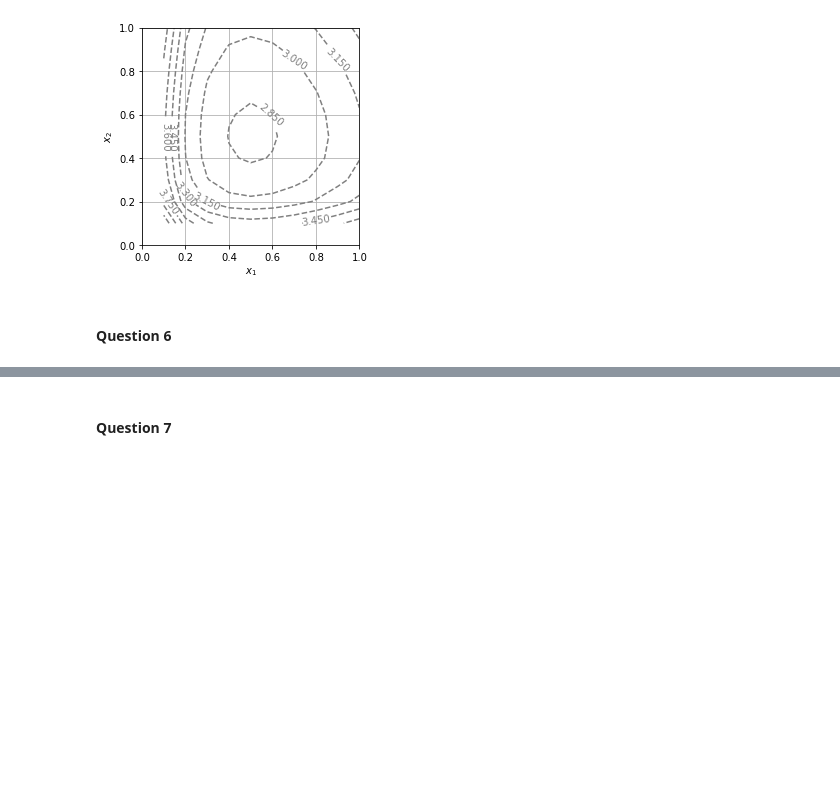
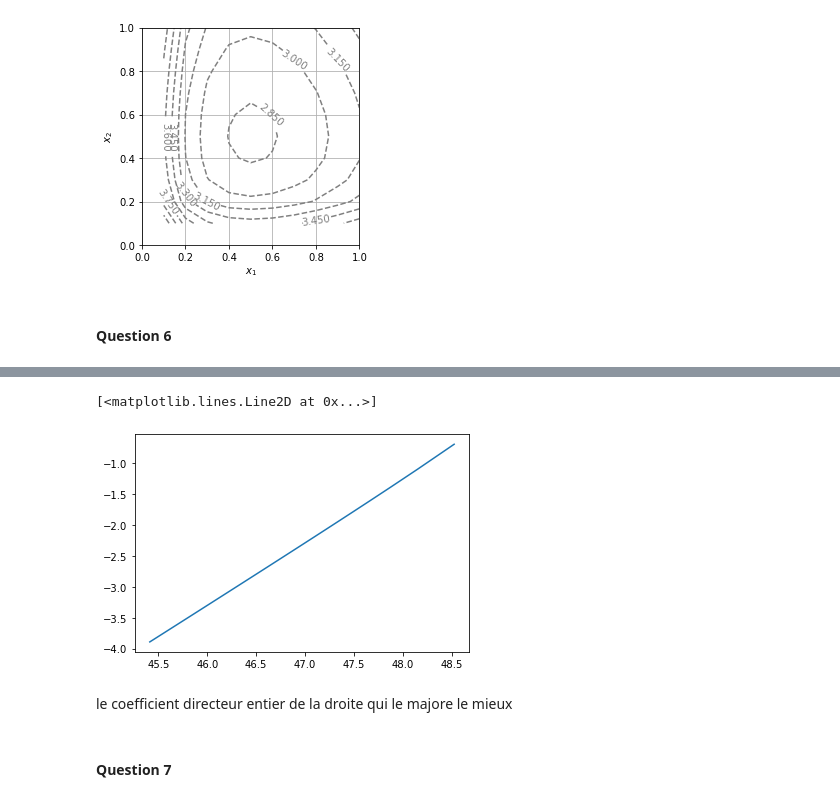
Before and after one commit to CarolineJeandat/projet_numerique_2, a Jupyter notebook: LotkaVolterra.ipynb, the cells around one changed output, grey strips where cells are left out. Saved outputs shown, nothing was run; the diff lists cells and outputs as text; code cells hidden in the pictures; blank space fills up the shorter version.

```diff
--- a/LotkaVolterra.ipynb
+++ b/LotkaVolterra.ipynb
@@ -159,3 +178,20 @@ def solve_euler_explicit(f, x0, dt, t0, tf):
+# %%
+DT = []
+DIFF = []
+for i in range(2,50):
+    t, x = solve_euler_explicit(test,0,1/i,0,50)
+    xr = np.exp(t)
+    diff = np.abs(xr-x)
+    DIFF.append(log(max(diff)))
+    DT.append(log(1/i))
+    DF.append(2*log(1/i))
+
+plt.plot(DIFF,DT)
+# %% [output]
+[<matplotlib.lines.Line2D at 0x...>]
+[figure, added]
+# %% [markdown]
+le coefficient directeur entier de la droite qui le majore le mieux
 # %% [markdown]
 #### Question 7
 # %%
```
Also changed, not shown: parts of 8 cells of this notebook.
